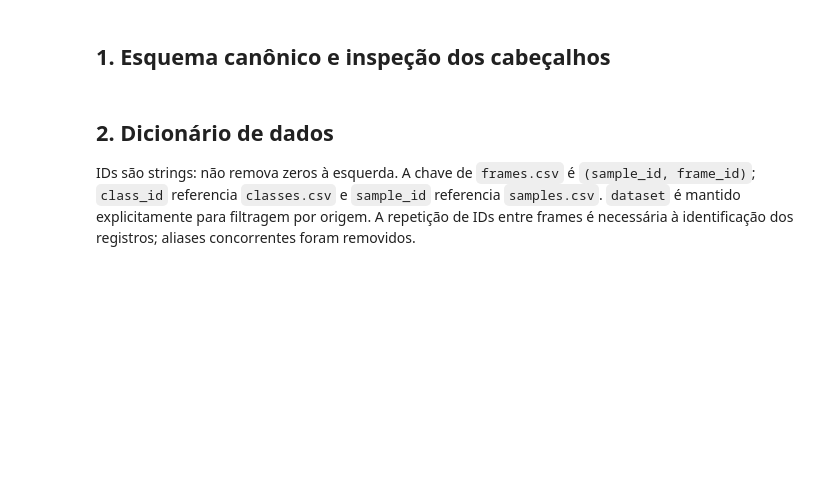
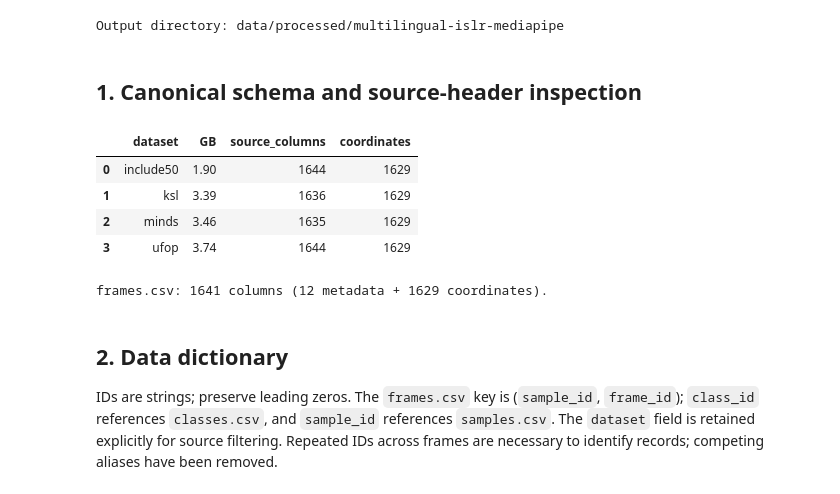
Before and after one commit to danielelvs/islr-subset, a Jupyter notebook: notebooks/merge_mediapipe_datasets.ipynb, the cells around one changed output. Saved outputs shown, nothing was run; the diff lists cells and outputs as text; code cells hidden in the pictures; blank space fills up the shorter version.

```diff
--- a/notebooks/merge_mediapipe_datasets.ipynb
+++ b/notebooks/merge_mediapipe_datasets.ipynb
@@ -47,6 +34,7 @@ from urllib.parse import quote
 from datetime import datetime, timezone
 import csv
 import json
+import hashlib
 import math
 import os
 import sqlite3
@@ -59,9 +47,9 @@ def find_project_root():
     for candidate in (Path.cwd(), *Path.cwd().parents):
         if (candidate / "data/interim").is_dir() and (candidate / "notebooks").is_dir():
             return candidate
-    raise FileNotFoundError("Defina ROOT manualmente com a raiz do projeto.")
+    raise FileNotFoundError("Set ROOT manually to the project root.")
 
-ROOT = find_project_root()  # Ou: Path("/caminho/para/islr-subset")
+ROOT = find_project_root()  # Or: Path("/path/to/islr-subset")
 SOURCES = {
     "include50": ROOT / "data/interim/include50/include50_mediapipe_with_split.csv",
     "ksl": ROOT / "data/interim/ksl/ksl_mediapipe.csv",
@@ -69,15 +57,17 @@ SOURCES = {
     "ufop": ROOT / "data/interim/ufop/ufop_mediapipe.csv",
 }
 
-# None processa tudo. Use 100 para um teste; o resultado será marcado como amostra.
+# None processes every row. Use 100 for a test export, which will be marked as a sample.
 MAX_ROWS_PER_DATASET = None
 PROGRESS_EVERY = 10_000
-output_name = "combined_mediapipe" if MAX_ROWS_PER_DATASET is None else "combined_mediapipe_sample"
+output_name = "multilingual-islr-mediapipe" if MAX_ROWS_PER_DATASET is None else "multilingual-islr-mediapipe-sample"
 OUTPUT_DIR = ROOT / "data/processed" / output_name
-# Uma pasta existente nunca é sobrescrita. Escolha outro OUTPUT_DIR para uma nova versão.
-print(f"Pasta de saída: {OUTPUT_DIR}")
+# Existing directories are never overwritten. Choose another OUTPUT_DIR for a new version.
+print(f"Output directory: {OUTPUT_DIR}")
+# %% [output]
+Output directory: data/processed/multilingual-islr-mediapipe
 # %% [markdown]
-## 1. Esquema canônico e inspeção dos cabeçalhos
+## 1. Canonical schema and source-header inspection
 # %%
 HAND_LANDMARKS = ['wrist', 'thumb_cmc', 'thumb_mcp', 'thumb_ip', 'thumb_tip', 'index_finger_mcp', 'index_finger_pip', 'index_finger_dip', 'index_finger_tip', 'middle_finger_mcp', 'middle_finger_pip', 'middle_finger_dip', 'middle_finger_tip', 'ring_finger_mcp', 'ring_finger_pip', 'ring_finger_dip', 'ring_finger_tip', 'pinky_mcp', 'pinky_pip', 'pinky_dip', 'pinky_tip']
 
@@ -129,44 +119,48 @@ SOURCE_METADATA = {
 }
 
 def inspect_sources(sources):
     schemas = {}
     for dataset, path in sources.items():
         with path.open(encoding="utf-8-sig", newline="") as handle:
             original = next(csv.reader(handle), [])
         normalized = [LANDMARK_ALIASES.get(column, column) for column in original]
         duplicates = [column for column, count in Counter(normalized).items() if count > 1]
         if duplicates:
-            raise ValueError(f"{dataset}: colunas duplicadas após padronização: {duplicates}")
+            raise ValueError(f"{dataset}: duplicate columns after standardization: {duplicates}")
         expected = LANDMARK_SET | set(SOURCE_METADATA[dataset])
         if set(normalized) != expected:
             raise ValueError(
-                f"{dataset}: esquema inesperado; "
-                f"ausentes={sorted(expected - set(normalized))[:10]}, "
-                f"extras={sorted(set(normalized) - expected)[:10]}"
+                f"{dataset}: unexpected schema; "
+                f"missing={sorted(expected - set(normalized))[:10]}, "
+                f"extra={sorted(set(normalized) - expected)[:10]}"
             )
         keys = SOURCE_KEYS[dataset]
         required = {keys["class"], keys["frame"], *keys["sample"], "video_name"}
         if keys["signer"]:
             required.add(keys["signer"])
         if dataset == "include50":
             required.add("split")
         if dataset == "ufop":
             required.update(("sequence_id", "start_frame", "end_frame", "original_frame_id"))
         schemas[dataset] = {"original": original, "normalized": normalized, "required": required}
     return schemas
 
 SCHEMAS = inspect_sources(SOURCES)
 display(pd.DataFrame([
     {"dataset": dataset, "GB": round(path.stat().st_size / 1e9, 2),
-     "colunas_originais": len(SCHEMAS[dataset]["original"]), "coordenadas": len(LANDMARK_COLUMNS)}
+     "source_columns": len(SCHEMAS[dataset]["original"]), "coordinates": len(LANDMARK_COLUMNS)}
     for dataset, path in SOURCES.items()
 ]))
-print(f"frames.csv: {len(OUTPUT_COLUMNS)} colunas ({len(FRAME_METADATA)} metadados + {len(LANDMARK_COLUMNS)} coordenadas).")
+print(f"frames.csv: {len(OUTPUT_COLUMNS)} columns ({len(FRAME_METADATA)} metadata + {len(LANDMARK_COLUMNS)} coordinates).")
+# %% [output]
+|  | dataset | GB | source_columns | coordinates |
+| 0 | include50 | 1.90 | 1644 | 1629 |
+| 1 | ksl | 3.39 | 1636 | 1629 |
+| 2 | minds | 3.46 | 1635 | 1629 |
+| 3 | ufop | 3.74 | 1644 | 1629 |
+frames.csv: 1641 columns (12 metadata + 1629 coordinates).
 # %% [markdown]
-## 2. Dicionário de dados
+## 2. Data dictionary
 
-IDs são strings: não remova zeros à esquerda. A chave de `frames.csv` é `(sample_id, frame_id)`;
-`class_id` referencia `classes.csv` e `sample_id` referencia `samples.csv`.
-`dataset` é mantido explicitamente para filtragem por origem. A repetição de IDs entre frames
-é necessária à identificação dos registros; aliases concorrentes foram removidos.
+IDs are strings; preserve leading zeros. The `frames.csv` key is (`sample_id`, `frame_id`); `class_id` references `classes.csv`, and `sample_id` references `samples.csv`. The `dataset` field is retained explicitly for source filtering. Repeated IDs across frames are necessary to identify records; competing aliases have been removed.
 # %%
```
Also changed, not shown: parts of 7 cells of this notebook, 27 other files.
